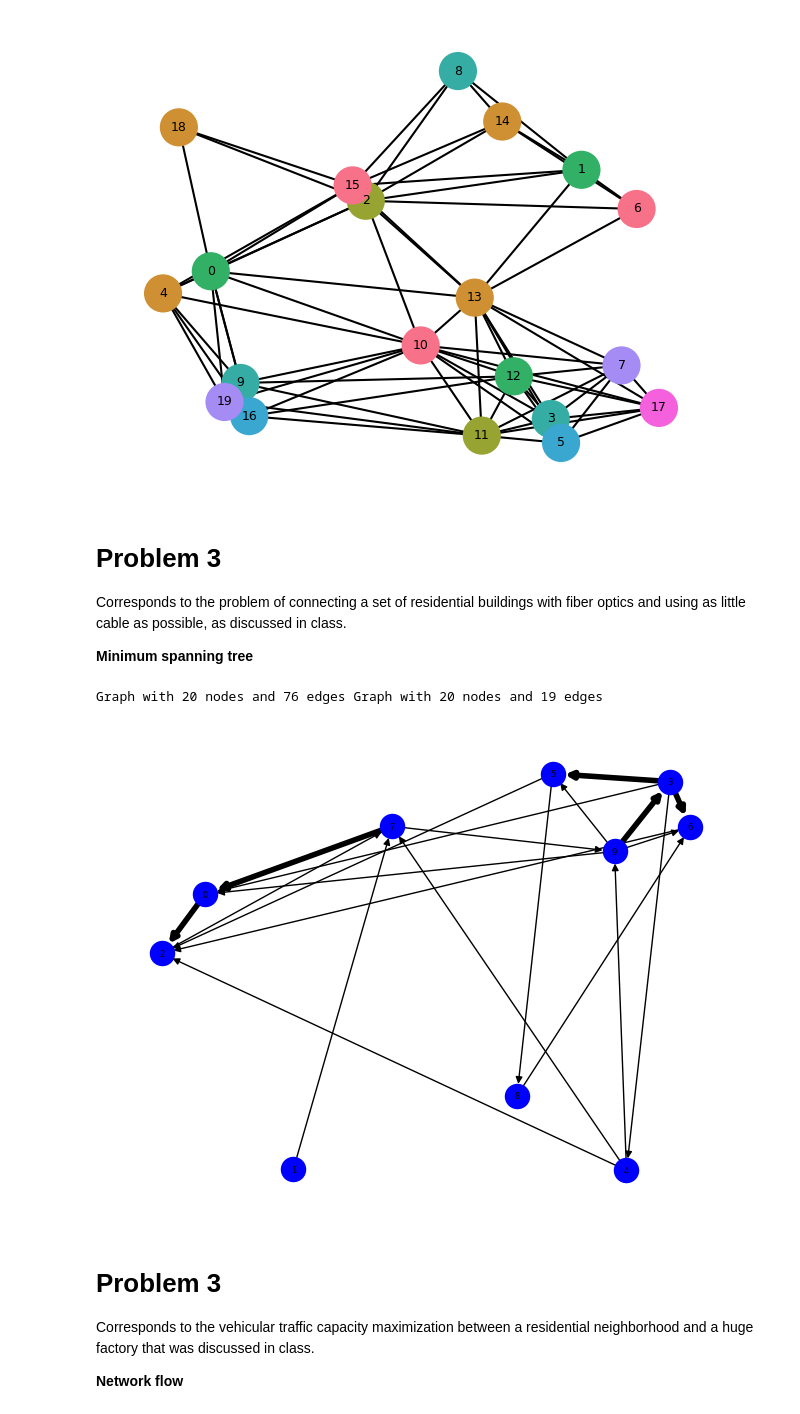
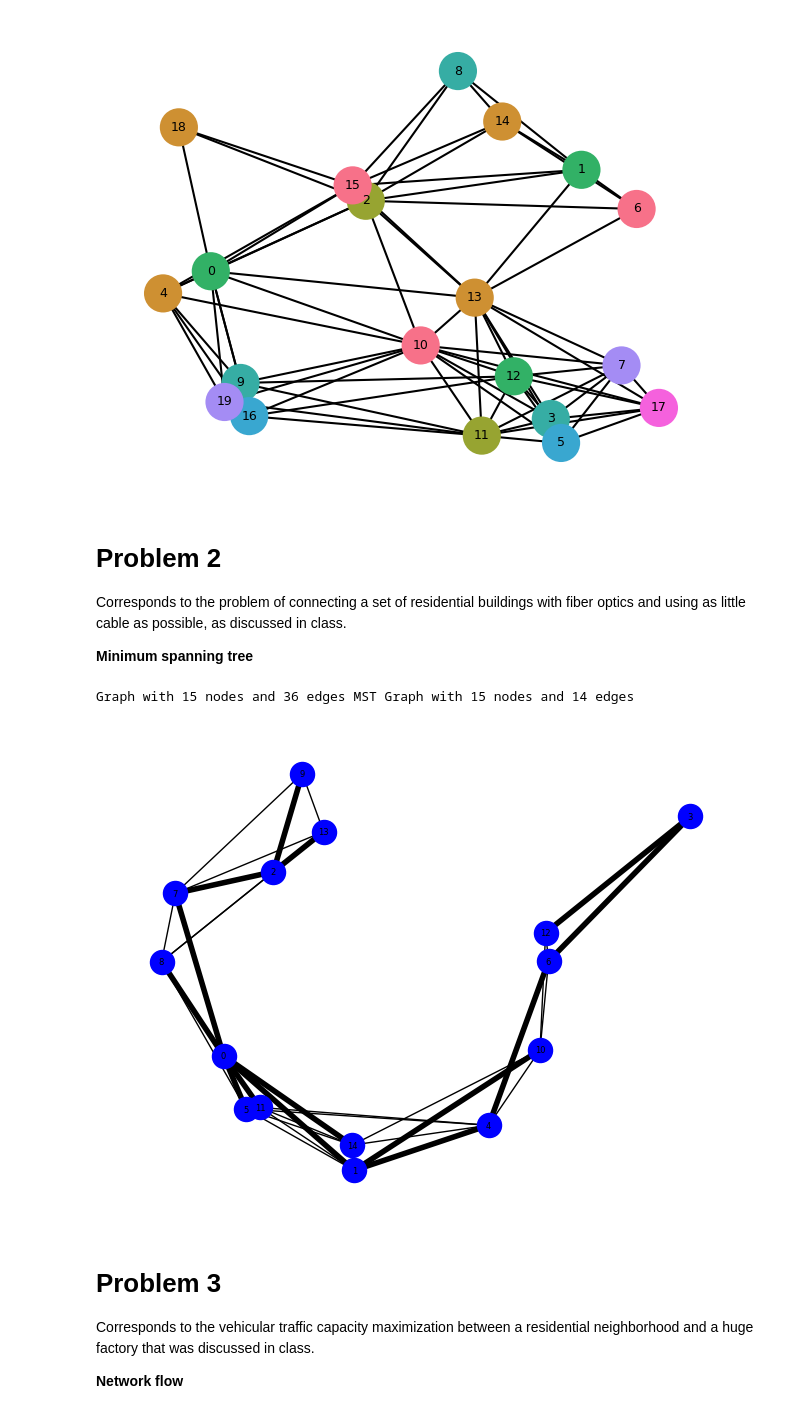
Before and after one commit to satuelisa/ICN2024, a Jupyter notebook: S6_problems.ipynb, the cells around one changed output. Drawn from its saved outputs; the diff is of its cells as text; code cells hidden in the pictures.

```diff
--- a/S6_problems.ipynb
+++ b/S6_problems.ipynb
@@ -65,31 +65,37 @@ l = nx.draw_networkx_labels(G, pos = coords, font_size = 6)
 # %% [output]
 [figure]
 # %% [markdown]
-# Problem 3
+# Problem 2
 
 Corresponds to the problem of connecting a set of residential buildings with fiber optics and using as little cable as possible, as discussed in class.
 
 **Minimum spanning tree**
 # %%
-n = 20 # order
-r = 0.5 # radius
+n = 15 # order
+r = 0.45 # radius
 pos = { i: (random(), random()) for i in range(n) }
 G = nx.random_geometric_graph(n, r, pos = pos)
 
 coords = nx.get_node_attributes(G, 'pos')
 mst = nx.minimum_spanning_tree(G, weight = "cost", algorithm = "kruskal")
-print(G, mst)
+print(G, 'MST', mst)
 # %% [output]
-Graph with 20 nodes and 76 edges Graph with 20 nodes and 19 edges
+Graph with 15 nodes and 36 edges MST Graph with 15 nodes and 14 edges
 # %%
+both = []
+for e in mst.edges:
+  both.append(e)
+  (s, t) = e
+  both.append((t, s))
+
 thick = 4
 thin = 1
-ew = [ thick if e in mst.edges else thin for e in G.edges() ]
+ew = [ thick if e in both else thin for e in G.edges() ]
 
 nx.draw(G, coords, node_color = 'blue', width = ew)
 l = nx.draw_networkx_labels(G, pos = coords, font_size = 6)
 # %% [output]
-[figure, old version]
+[figure, new version]
 # %% [markdown]
 # Problem 3
 
```
